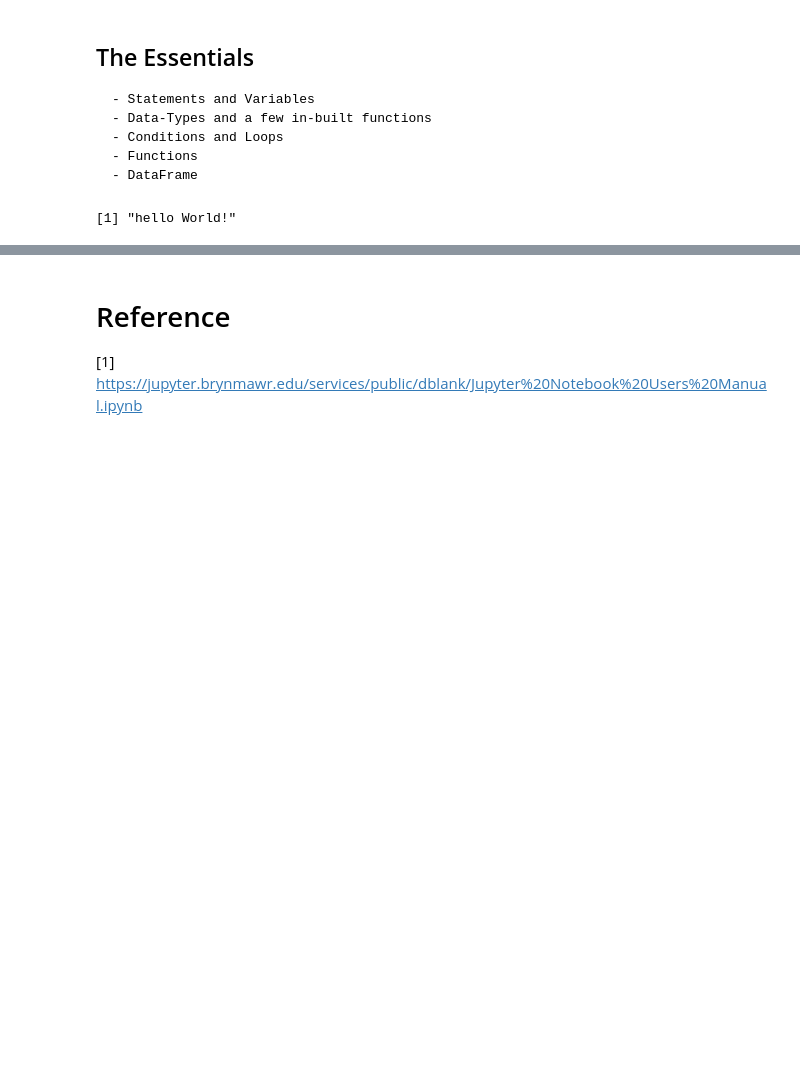
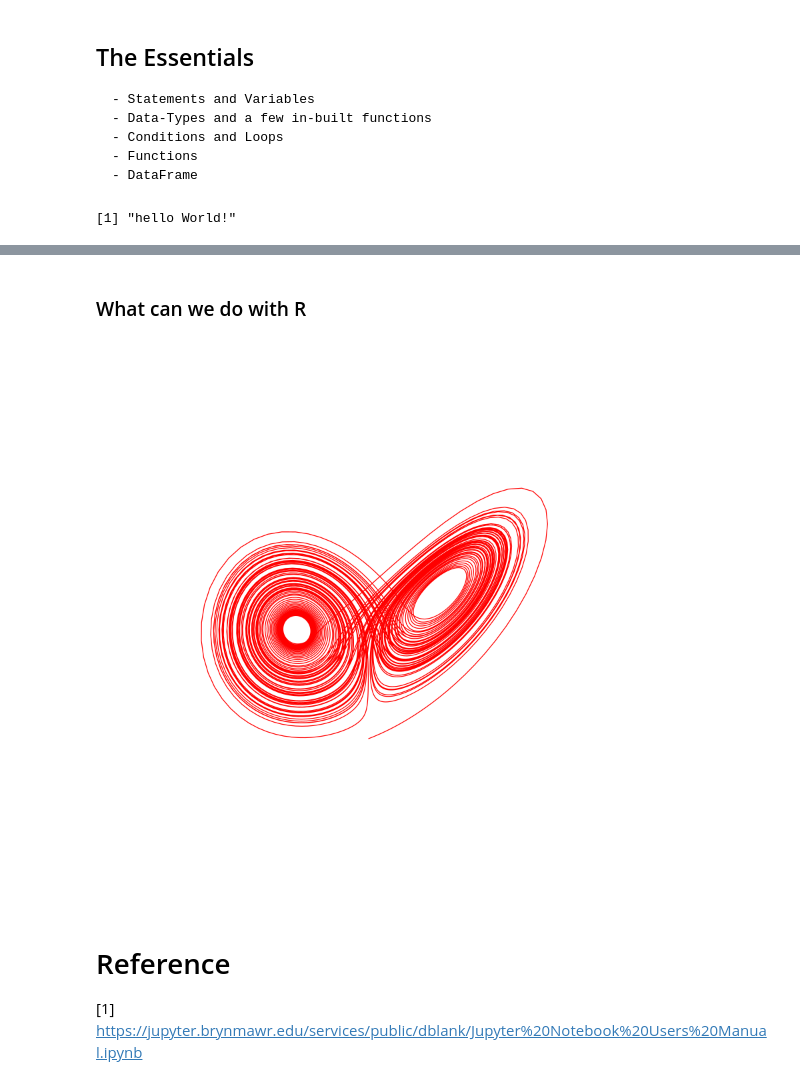
Before and after one commit to nithinivi/DataScienceInR, a Jupyter notebook: Introduction.ipynb, the cells around one changed output, grey strips where cells are left out. Drawn from its saved outputs; the diff is of its cells as text; code cells hidden in the pictures; blank space fills up the shorter version.

```diff
--- a/Introduction.ipynb
+++ b/Introduction.ipynb
@@ -92,3 +71,61 @@ ggplot(out.df, aes(x = r, y = N)) + geom_point(size = 0.5)
+# %% [markdown]
+### What can we do with R
+# %%
+
+
+# ButteRflies design with Lorenz attractor
+
+library(deSolve)
+library(scatterplot3d)
+
+
+# Parameters for the solver
+param <- c(alpha = 10,
+          beta = 8/3,
+          c = 26.48)
+
+# Initial state
+yini <- c(x = 0.01, y = 0.0, z = 0.0)
+
+# Lorenz function
+lorenz <- function(Time, State, Param) {
+  with(as.list(c(State, Param)), {
+    xdot <- alpha * (y - x)
+    ydot <- x * (c - z) - y
+    zdot <- x*y - beta*z
+    return(list(c(xdot, ydot, zdot)))
+  })
+}
+
+# Run function
+runIt <- function(times) {
+  out <- as.data.frame(ode(func = lorenz, y = yini, parms = param, times = times))
+
+  scatterplot3d(x=out[,2],
+                y=out[,3],
+                z=out[,4],
+                color="red",
+                type="l",
+                box=FALSE,
+                highlight.3d=F,
+                grid=F,
+                axis=F,
+                xlab=NULL,
+                ylab=NULL,
+                zlab=NULL,
+                main=NULL)
+
+}
+
+# Run All function combining functions
+runAll <- function() {
+  runIt(seq(0, 100, by=0.01))
+}
+
+# Command to produce graphical output
+runAll()
+# %% [output]
+[figure, added]
 # %% [markdown]
 # Reference
 
```
Also changed, not shown: parts of 2 cells of this notebook.
